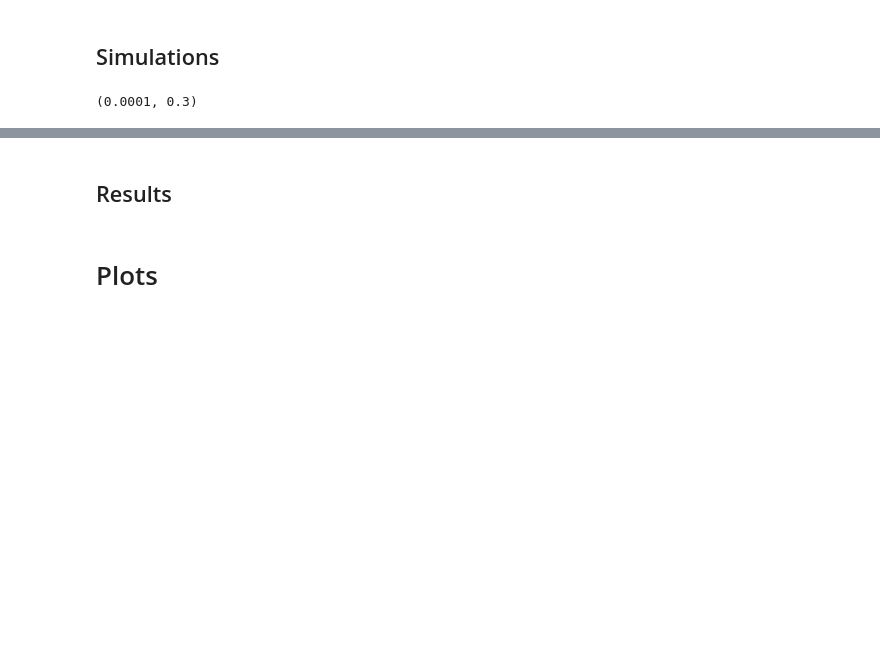
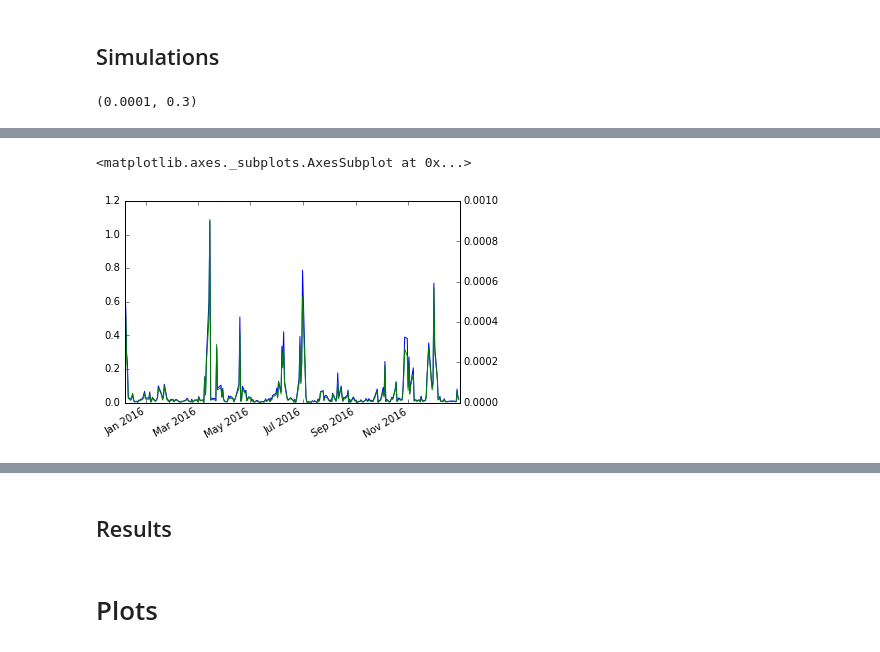
Before and after one commit to cvxgrp/cvxportfolio, a Jupyter notebook: SinglePeriodOpt.ipynb, the cells around one changed output, grey strips where cells are left out. Saved outputs shown, nothing was run; the diff lists cells and outputs as text; code cells hidden in the pictures; blank space fills up the shorter version.

```diff
--- a/SinglePeriodOpt.ipynb
+++ b/SinglePeriodOpt.ipynb
@@ -70,0 +81,6 @@ res.leverage.plot()
+# %%
+res.turnover.plot()
+res.policy_TcostModel.sum(1).plot(secondary_y=True)
+# %% [output]
+<matplotlib.axes._subplots.AxesSubplot at 0x...>
+[figure, added]
```
Also changed, not shown: parts of 13 cells of this notebook, 2 other files.
